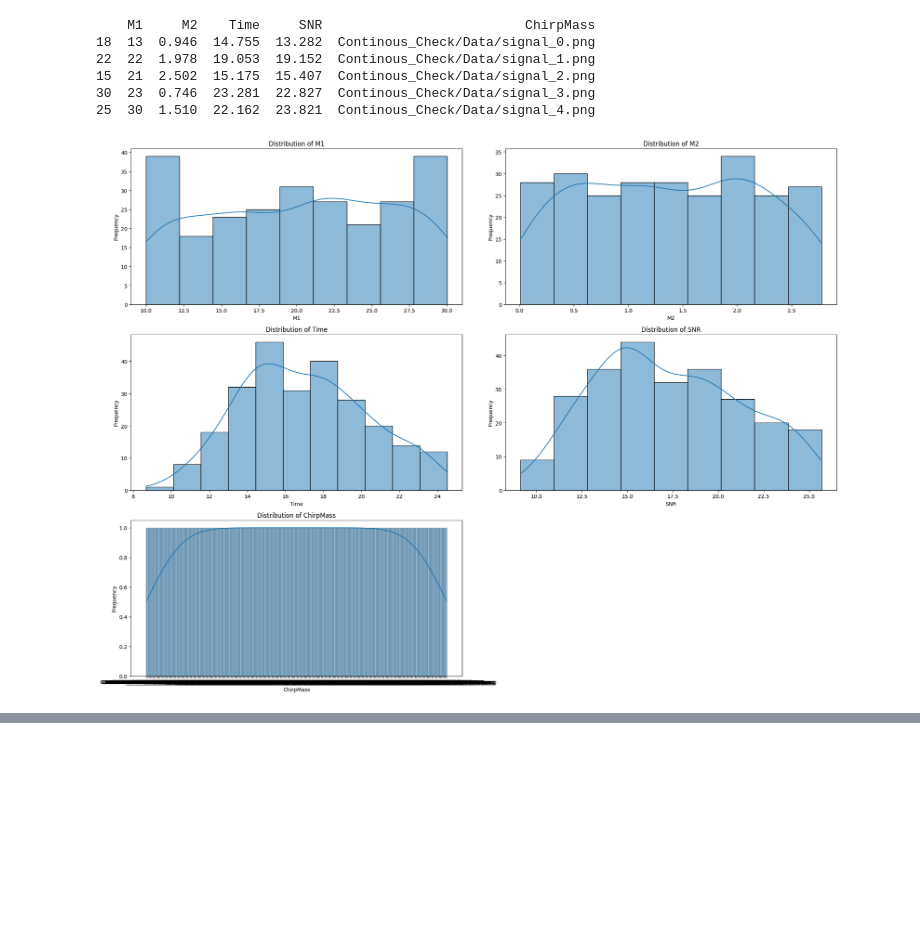
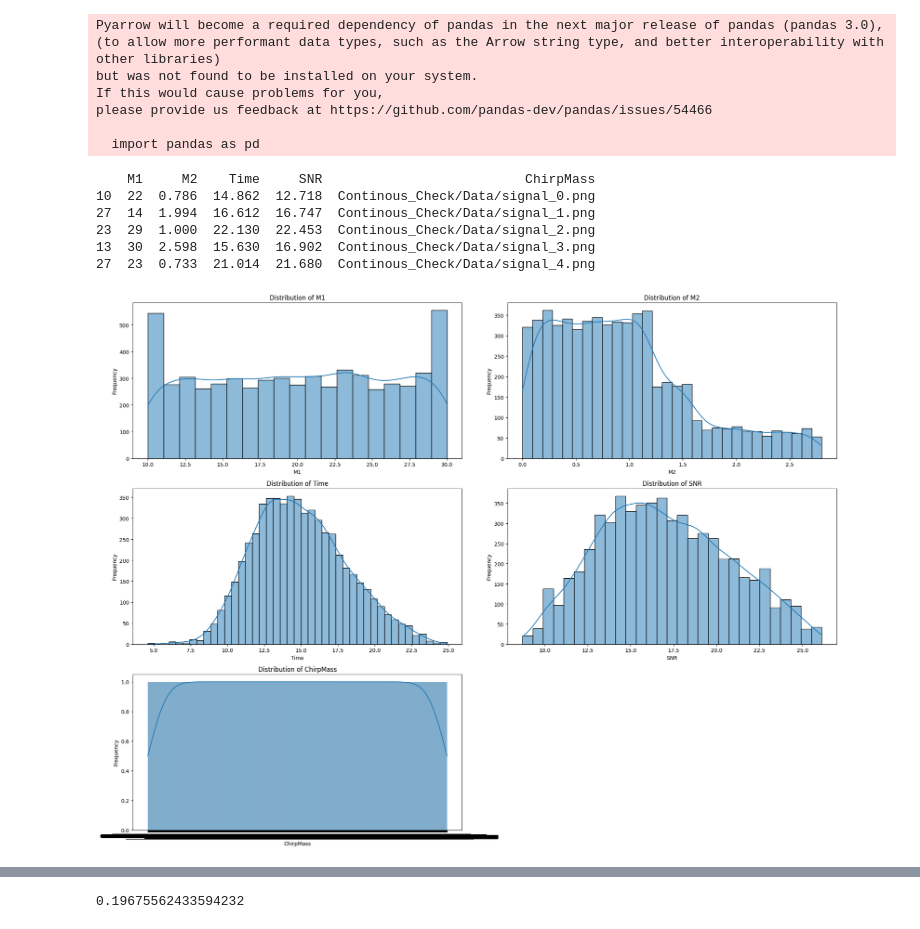
Before and after one commit to Arush-Pimpalkar/GW_Project, a Jupyter notebook: Model_Training/SNR_Counter.ipynb, the cells around one changed output, grey strips where cells are left out. Saved outputs shown, nothing was run; the diff lists cells and outputs as text; code cells hidden in the pictures; blank space fills up the shorter version.

Commit message:
good_data

```diff
--- a/Model_Training/SNR_Counter.ipynb
+++ b/Model_Training/SNR_Counter.ipynb
@@ -88,43 +90,50 @@ import seaborn as sns
 
 # Load the CSV file
 df = pd.read_csv(
-    "/home/arush/GW_Project_1/Data_Generation/Continous_Check/cont_data_train.csv"
+    "/home/arush/GW_Project_1/Data_Generation/Continous_Check/cont_data.csv"
 )
 
 # Display the first few rows of the dataframe to ensure it's loaded correctly
 print(df.head())
 
 # Plot the distribution of each parameter
 parameters = ["M1", "M2", "Time", "SNR", "ChirpMass"]
 
 plt.figure(figsize=(20, 15))
 
 for i, param in enumerate(parameters):
     plt.subplot(3, 2, i + 1)
     sns.histplot(df[param], kde=True)
     plt.title(f"Distribution of {param}")
     plt.xlabel(param)
     plt.ylabel("Frequency")
 
 plt.tight_layout()
 plt.show()
 
 # Plot boxplots to check for outliers
 plt.figure(figsize=(20, 15))
 
 for i, param in enumerate(parameters):
     plt.subplot(3, 2, i + 1)
     sns.boxplot(x=df[param])
     plt.title(f"Boxplot of {param}")
     plt.xlabel(param)
 
 plt.tight_layout()
 plt.show()
 # %% [output]
-    M1     M2    Time     SNR                          ChirpMass
-18  13  0.946  14.755  13.282  Continous_Check/Data/signal_0.png
-22  22  1.978  19.053  19.152  Continous_Check/Data/signal_1.png
-15  21  2.502  15.175  15.407  Continous_Check/Data/signal_2.png
-30  23  0.746  23.281  22.827  Continous_Check/Data/signal_3.png
-25  30  1.510  22.162  23.821  Continous_Check/Data/signal_4.png
+Pyarrow will become a required dependency of pandas in the next major release of pandas (pandas 3.0),
+(to allow more performant data types, such as the Arrow string type, and better interoperability with other libraries)
+but was not found to be installed on your system.
+If this would cause problems for you,
+please provide us feedback at https://github.com/pandas-dev/pandas/issues/54466
+
+  import pandas as pd
+    M1     M2    Time     SNR                          ChirpMass
+10  22  0.786  14.862  12.718  Continous_Check/Data/signal_0.png
+27  14  1.994  16.612  16.747  Continous_Check/Data/signal_1.png
+23  29  1.000  22.130  22.453  Continous_Check/Data/signal_2.png
+13  30  2.598  15.630  16.902  Continous_Check/Data/signal_3.png
+27  23  0.733  21.014  21.680  Continous_Check/Data/signal_4.png
-[figure, old version]
+[figure, new version]
@@ -131,0 +141,7 @@ plt.show()
+# %%
+import random
+
+random_shift_var = random.uniform(0, 0.7)
+print(random_shift_var)
+# %% [output]
+0.19675562433594232
```
Also changed, not shown: parts of 9 cells of this notebook, 1 other file.
